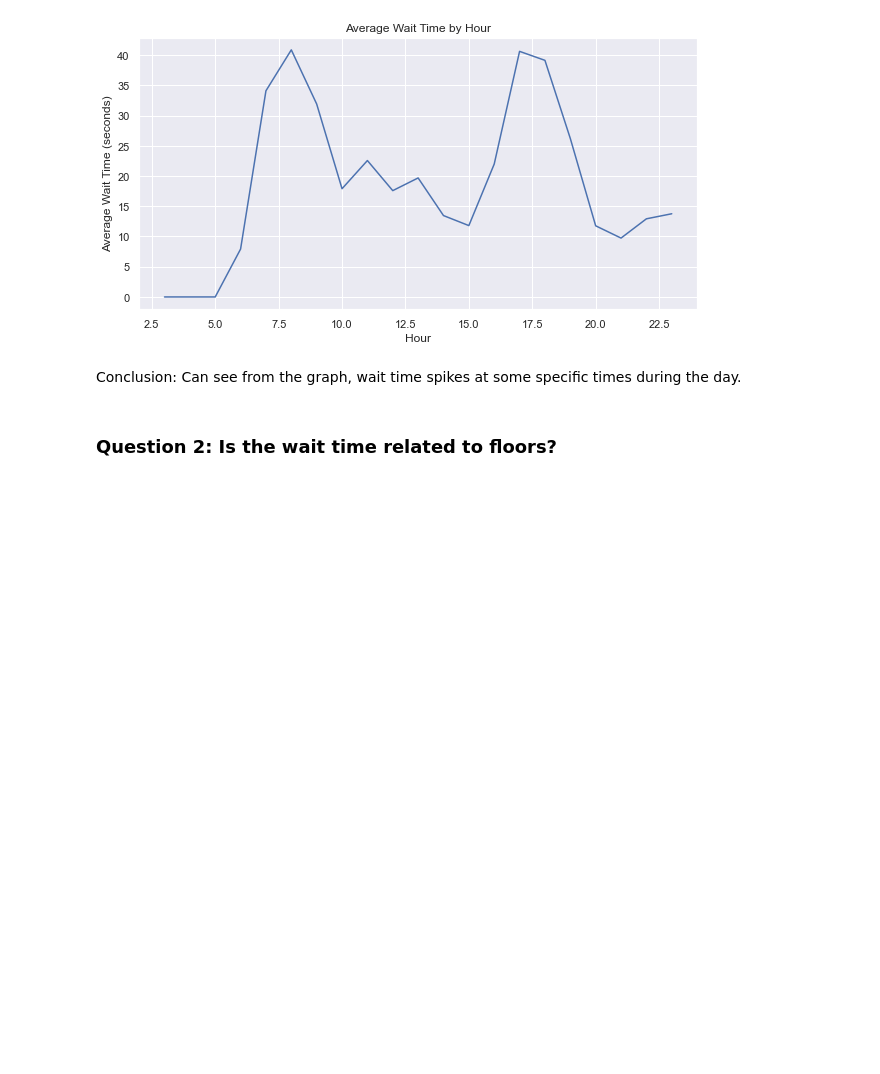
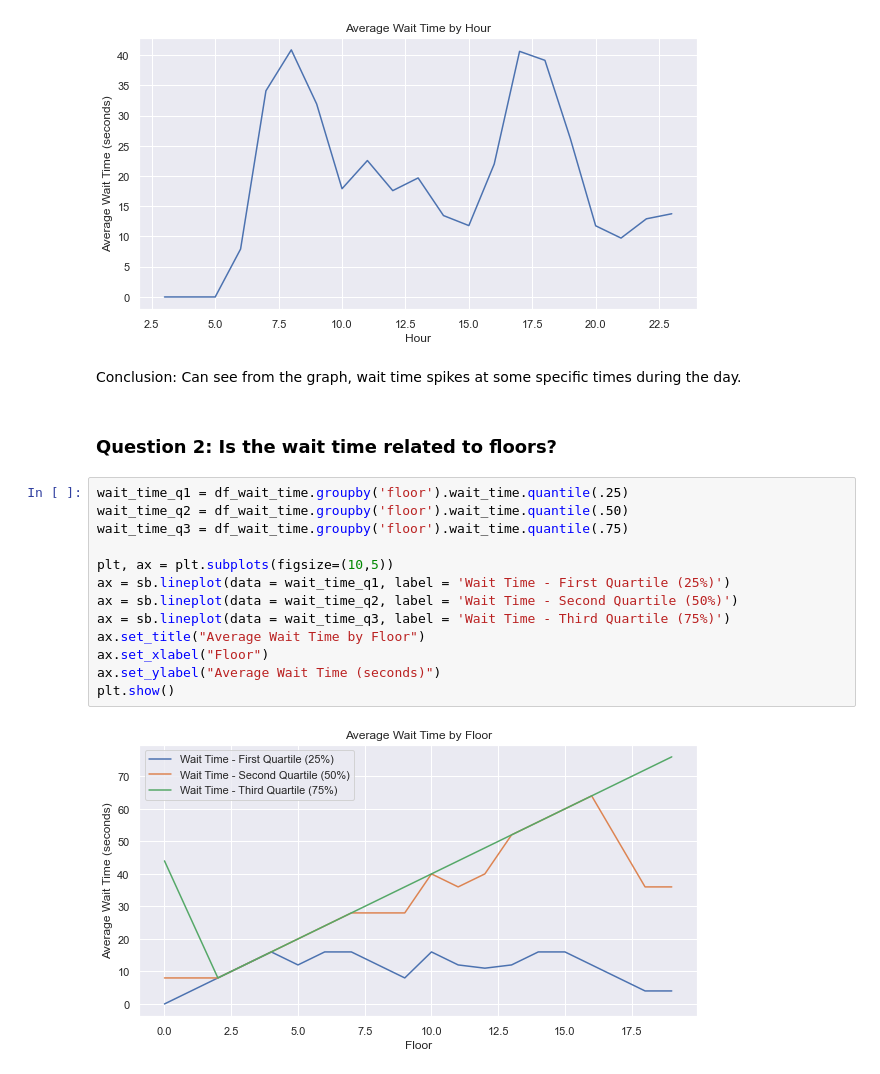
Before and after one commit to Ry3nG/Elevator-Optimising-Using-Machine-Learning, a Jupyter notebook: EDA.ipynb, the cells around one changed output. Saved outputs shown, nothing was run; the diff lists cells and outputs as text; blank space fills up the shorter version.

Commit message:
<add> added wait time Vs. Floors

```diff
--- a/EDA.ipynb
+++ b/EDA.ipynb
@@ -171,3 +171,18 @@ plt.show()
 Conclusion: Can see from the graph, wait time spikes at some specific times during the day.
 # %% [markdown]
 ### Question 2: Is the wait time related to floors?
+# %%
+wait_time_q1 = df_wait_time.groupby('floor').wait_time.quantile(.25)
+wait_time_q2 = df_wait_time.groupby('floor').wait_time.quantile(.50)
+wait_time_q3 = df_wait_time.groupby('floor').wait_time.quantile(.75)
+
+plt, ax = plt.subplots(figsize=(10,5))
+ax = sb.lineplot(data = wait_time_q1, label = 'Wait Time - First Quartile (25%)')
+ax = sb.lineplot(data = wait_time_q2, label = 'Wait Time - Second Quartile (50%)')
+ax = sb.lineplot(data = wait_time_q3, label = 'Wait Time - Third Quartile (75%)')
+ax.set_title("Average Wait Time by Floor")
+ax.set_xlabel("Floor")
+ax.set_ylabel("Average Wait Time (seconds)")
+plt.show()
+# %% [output]
+[figure, added]
```
